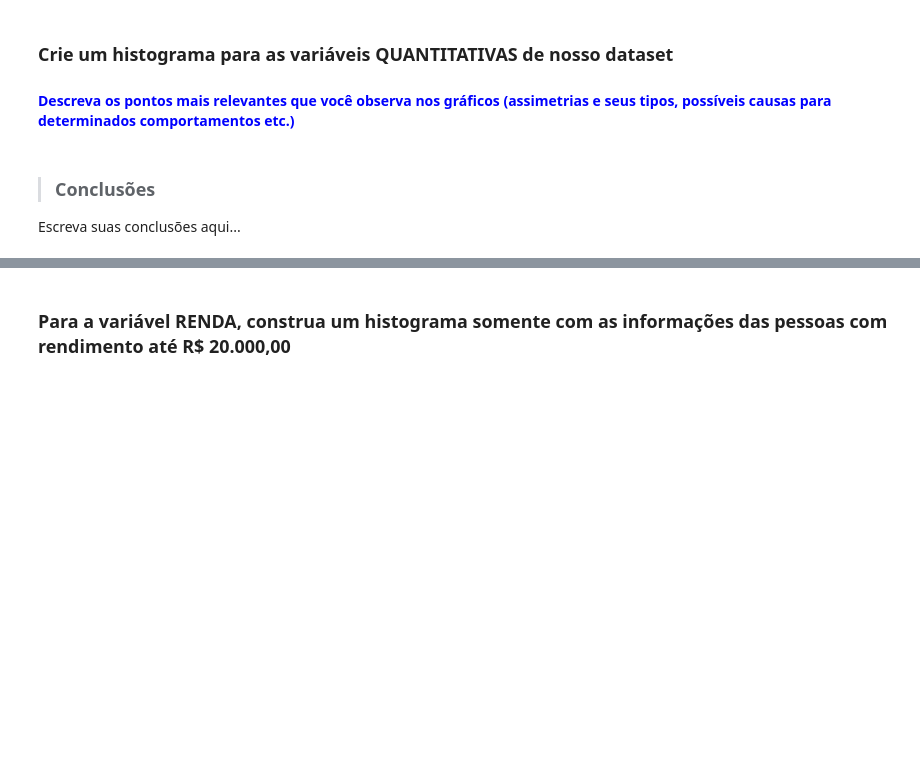
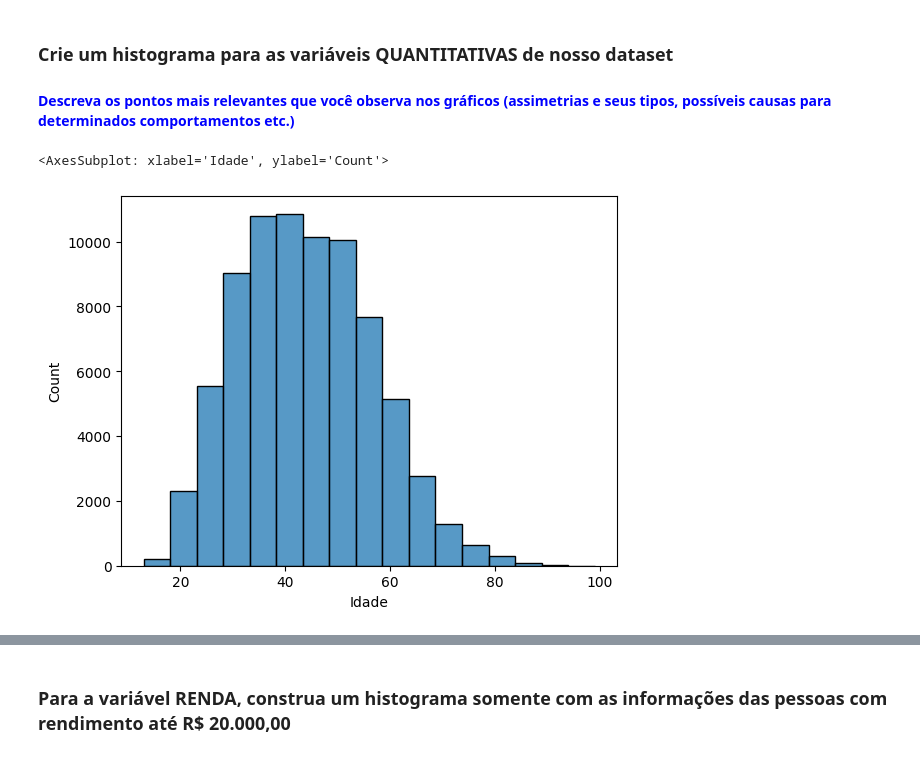
Before and after one commit to wcotta/alura, a Jupyter notebook: Formação Data Science/Modulo I/Projetos/Análise_Descritiva.ipynb, the cells around one changed output, grey strips where cells are left out. Cells and saved outputs as stored; diff of their text form; code cells hidden in the pictures; blank space fills up the shorter version.

```diff
--- a/Formação Data Science/Modulo I/Projetos/Análise_Descritiva.ipynb
+++ b/Formação Data Science/Modulo I/Projetos/Análise_Descritiva.ipynb
@@ -264,7 +267,9 @@ Escreva suas conclusões aqui...
 # %% [markdown]
 ### Crie um histograma para as variáveis QUANTITATIVAS de nosso dataset
 #### <font color='blue'>Descreva os pontos mais relevantes que você observa nos gráficos (assimetrias e seus tipos, possíveis causas para determinados comportamentos etc.)</font>
-# %% [markdown]
-> ### Conclusões
-
-Escreva suas conclusões aqui...
+# %%
+dados.head()
+sns.histplot(dados.Idade, bins = 17)
+# %% [output]
+<AxesSubplot: xlabel='Idade', ylabel='Count'>
+[figure, added]
```
Also changed, not shown: parts of 15 cells of this notebook.
